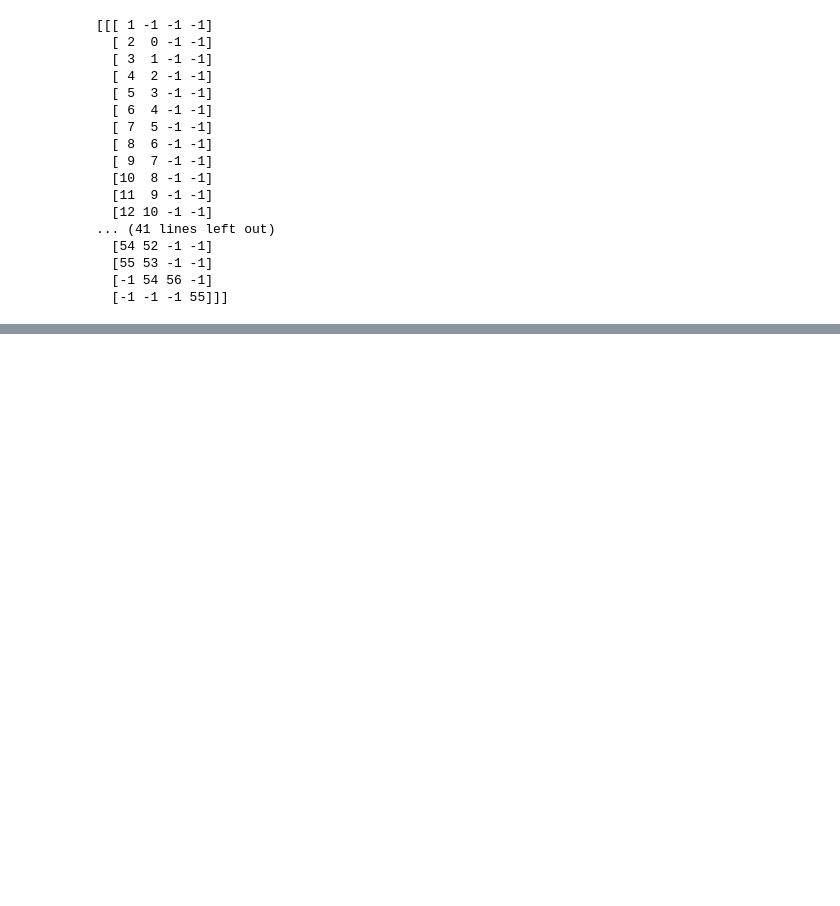
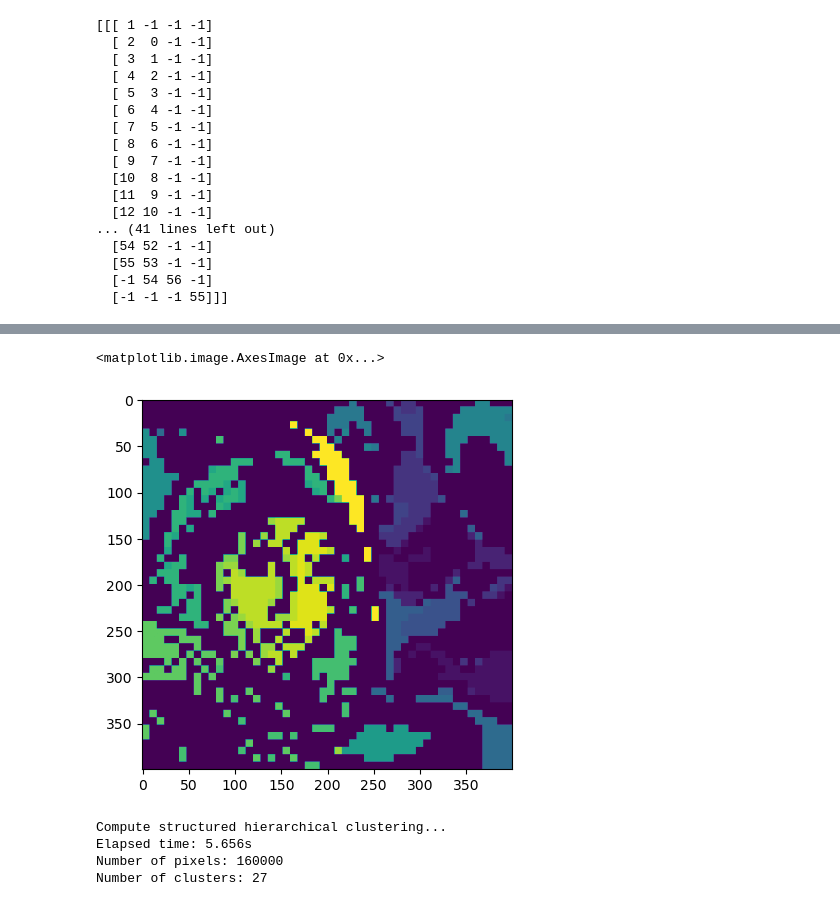
Before and after one commit to icfpc-dniwe/icfpc2022, a Jupyter notebook: src/python/Explore.ipynb, the cells around one changed output, grey strips where cells are left out. Cells and saved outputs as stored; diff of their text form; code cells hidden in the pictures; blank space fills up the shorter version.

Commit message:
agglomerative clustering

```diff
--- a/src/python/Explore.ipynb
+++ b/src/python/Explore.ipynb
@@ -273,0 +220,8 @@ label_img = cv2.resize(labels, interpolation=cv2.INTER_NEAREST)
+# %%
+metric = config_mosaic_metric(eps=1e-2)
+cluster = OPTICS(eps=3.0, min_samples=20, metric=metric, n_jobs=12)
+indexed_img = np.array([(y, x, r_img[y, x, 0] / 255, r_img[y, x, 1] / 255, r_img[y, x, 2] / 255, r_img[y, x, 3] / 255)
+                        for y in range(r_img.shape[0]) for x in range(r_img.shape[1])], dtype=np.float64)
+cluster.fit(indexed_img)
+labels = cluster.labels_.reshape((r_img.shape[0], r_img.shape[1]))
+unique_labels = np.unique(labels)
@@ -273,0 +257,10 @@ label_img = cv2.resize(labels, interpolation=cv2.INTER_NEAREST)
+# %%
+color_map = {}
+for cur_label in np.unique(labels):
+    color_map[cur_label] = np.mean(r_img[labels == cur_label], axis=(0, 1))
+label_img = cv2.resize(labels, (img.shape[0], img.shape[1]), interpolation=cv2.INTER_NEAREST)
+# %%
+plt.imshow(label_img)
+# %% [output]
+<matplotlib.image.AxesImage at 0x...>
+[figure, added]
@@ -273,0 +271,20 @@ label_img = cv2.resize(labels, interpolation=cv2.INTER_NEAREST)
+# %%
+print("Compute structured hierarchical clustering...")
+
+
+connectivity = grid_to_graph(*img.shape[:2])
+st = time.time()
+n_clusters = 27  # number of regions
+ward = AgglomerativeClustering(
+    n_clusters=n_clusters, linkage="ward", connectivity=connectivity
+)
+ward.fit(img.reshape((-1, 4)))
+label = np.reshape(ward.labels_, img.shape[:2])
+print(f"Elapsed time: {time.time() - st:.3f}s")
+print(f"Number of pixels: {label.size}")
+print(f"Number of clusters: {np.unique(label).size}")
+# %% [output]
+Compute structured hierarchical clustering...
+Elapsed time: 5.656s
+Number of pixels: 160000
+Number of clusters: 27
```
Also changed, not shown: parts of 32 cells of this notebook, 1 other file.
